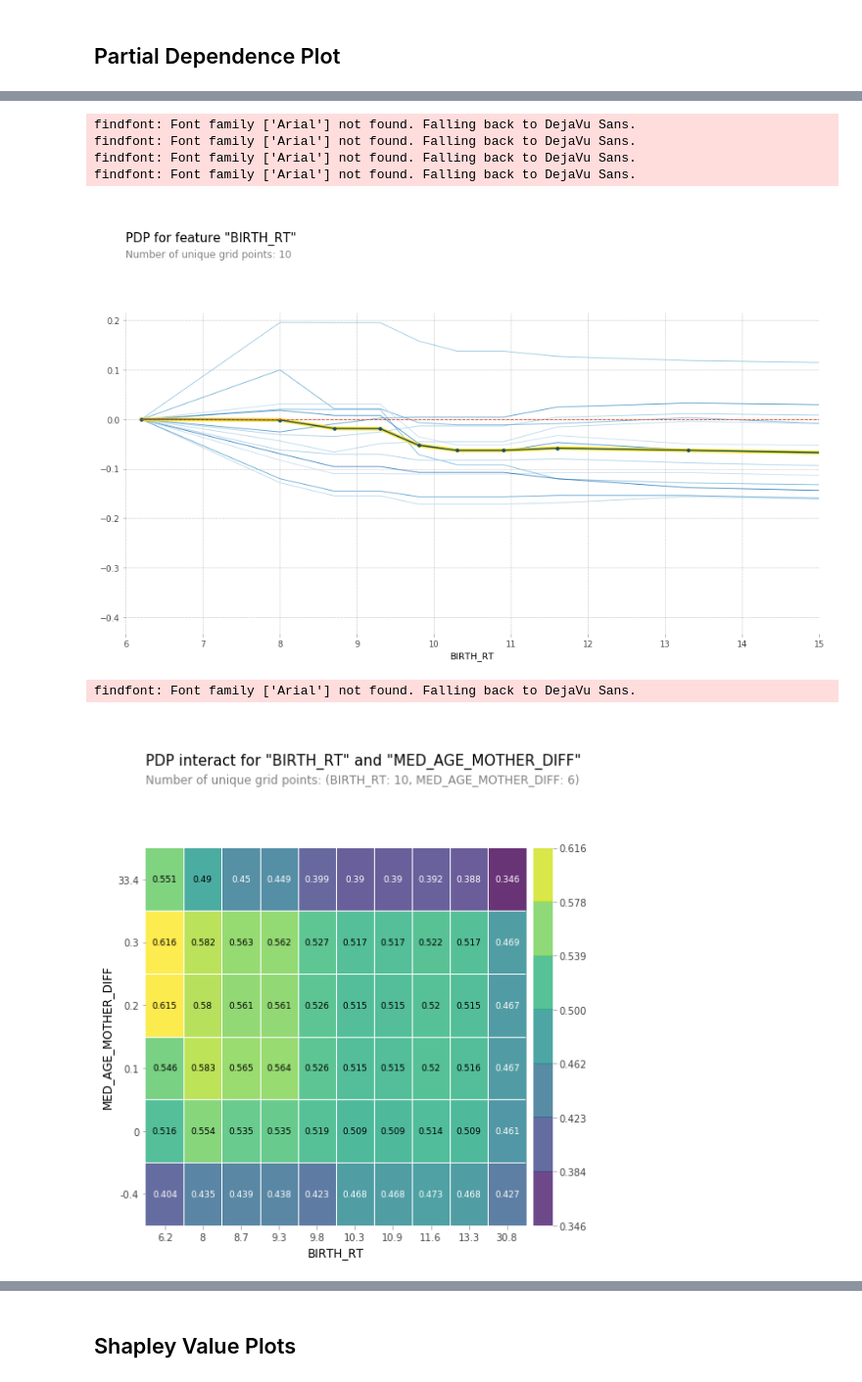
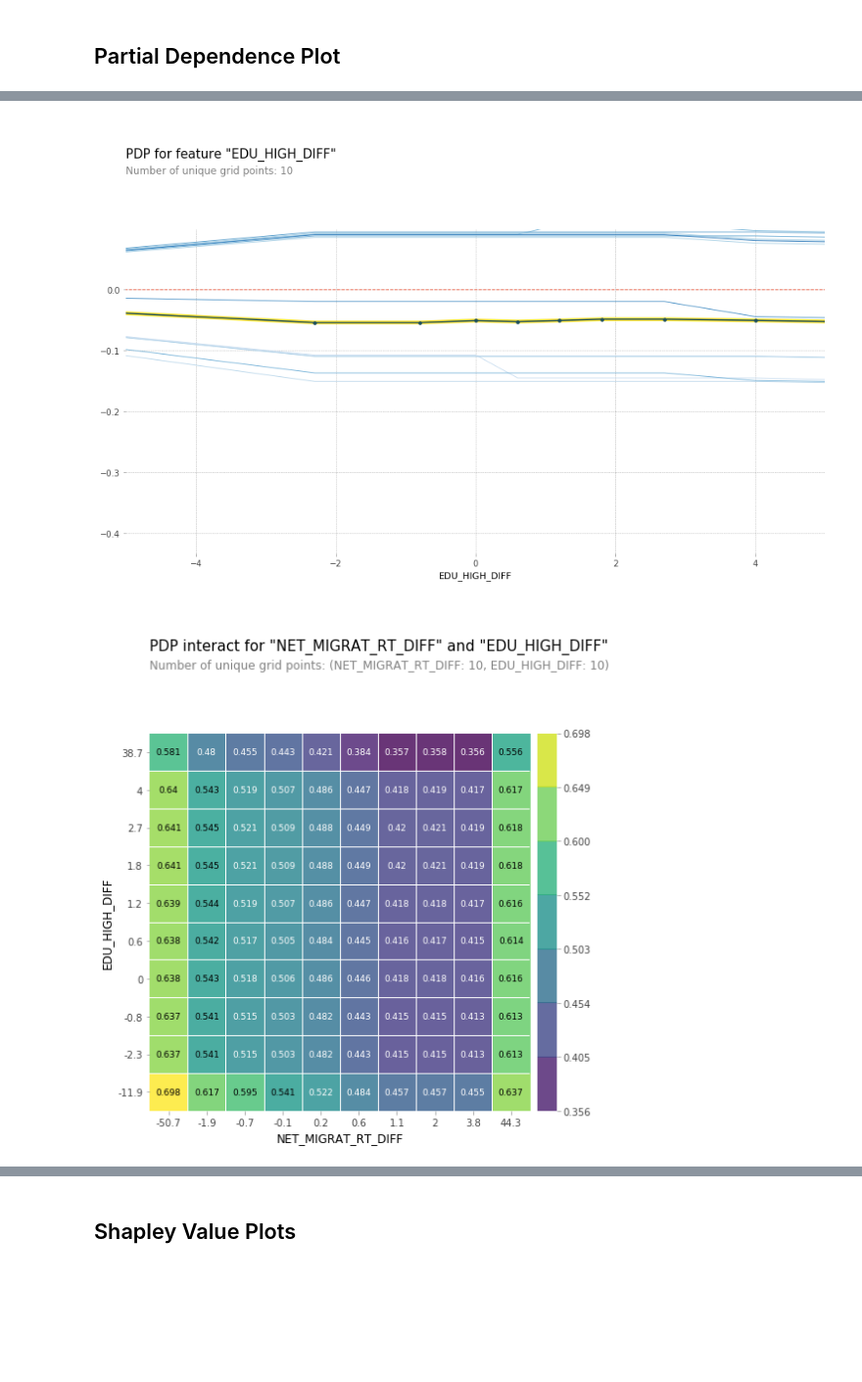
Before and after one commit to Okocha76/migration-in-europe, a Jupyter notebook: notebooks/Migration_In_Europe.ipynb, the cells around one changed output, grey strips where cells are left out. Shown at 98% size. Drawn from its saved outputs; the diff is of its cells as text; code cells hidden in the pictures; blank space fills up the shorter version.

```diff
--- a/notebooks/Migration_In_Europe.ipynb
+++ b/notebooks/Migration_In_Europe.ipynb
@@ -252,5 +242,5 @@ Drop-Column Importance for TIME: 0.016832440703901996
 # %%
-column  = 'MED_AGE_MOTHER'
+column  = 'GEO'
 
 # Fit without column
 pipeline = make_pipeline(
@@ -474,6 +465,9 @@ XGBClassifier(base_score=0.5, booster='gbtree', colsample_bylevel=1,
               reg_alpha=0, reg_lambda=1, scale_pos_weight=1, seed=None,
               silent=None, subsample=1, verbosity=1)
 # %%
+import matplotlib.pyplot as plt
+plt.rcParams['figure.dpi'] = 144
+
 results = model.evals_result()
 train_error = results['validation_0']['error']
 val_error = results['validation_1']['error']
@@ -482,6 +476,5 @@ plt.plot(epoch, train_error, label='Train')
 plt.plot(epoch, val_error, label='Validation')
 plt.ylabel('Classification Error')
 plt.xlabel('Model Complexity (n_estimators)')
-# plt.ylim((0.35, 0.45)) # Zoom in
 plt.legend();
 # %% [output]
@@ -524,19 +511,16 @@ isolated = pdp_isolate(
     feature=feature
 )
 # %%
+plt.rcParams['figure.dpi'] = 72
 pdp_plot(isolated, feature_name=feature, plot_lines=True,
          frac_to_plot=0.01)
-plt.xlim((6,15));
+plt.xlim((-5,5));
 # %% [output]
-findfont: Font family ['Arial'] not found. Falling back to DejaVu Sans.
-findfont: Font family ['Arial'] not found. Falling back to DejaVu Sans.
-findfont: Font family ['Arial'] not found. Falling back to DejaVu Sans.
-findfont: Font family ['Arial'] not found. Falling back to DejaVu Sans.
-[figure, old version]
+[figure, new version]
 # %%
 from pdpbox.pdp import pdp_interact, pdp_interact_plot
 # %%
-features = ['BIRTH_RT', 'MED_AGE_MOTHER_DIFF']
+features = ['NET_MIGRAT_RT_DIFF', 'EDU_HIGH_DIFF']
 
 interaction = pdp_interact(
     model=pipeline,
@@ -545,8 +529,7 @@ interaction = pdp_interact(
     features=features
 )
 # %%
-pdp_interact_plot(interaction, plot_type='grid',
+pdp = pdp_interact_plot(interaction, plot_type='grid',
                   feature_names=features);
 # %% [output]
-findfont: Font family ['Arial'] not found. Falling back to DejaVu Sans.
-[figure, old version]
+[figure, new version]
```
Also changed, not shown: parts of 27 cells of this notebook.
